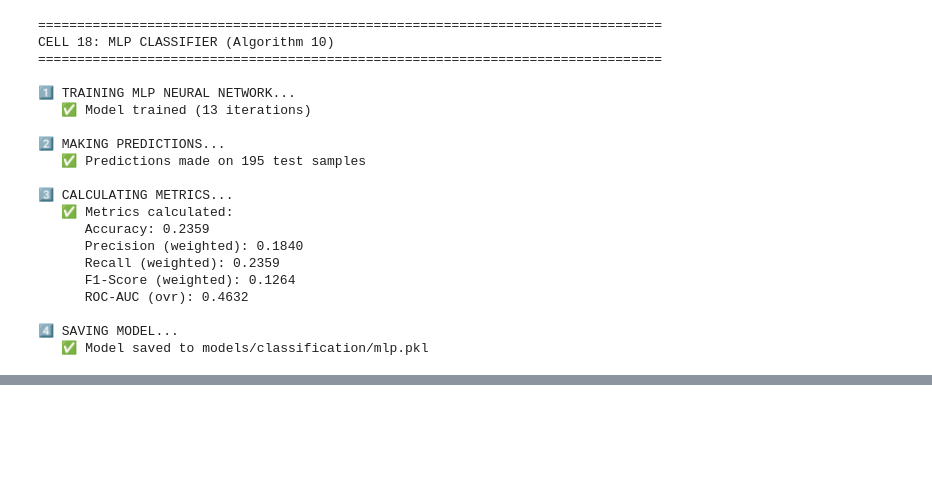
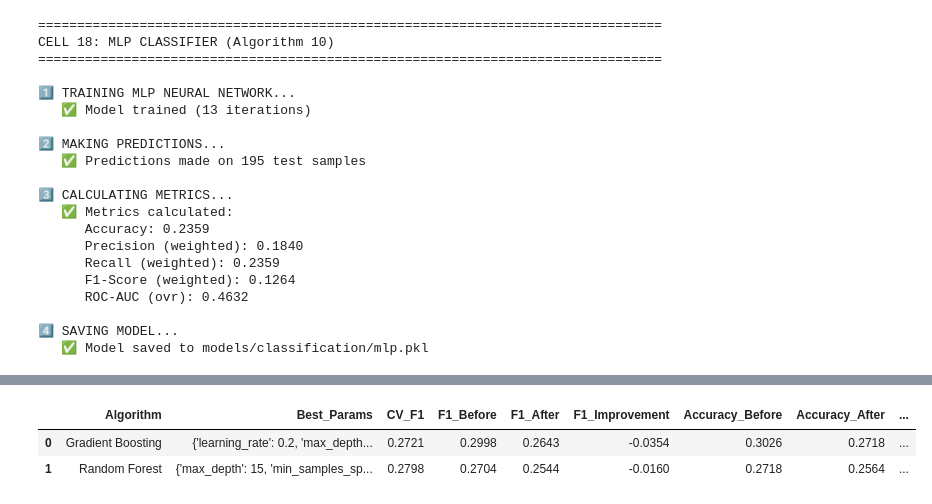
Before and after one commit to Dhaurshand/FitSense, a Jupyter notebook: Notebooks/Classification/classification.ipynb, the cells around one changed output, grey strips where cells are left out. Drawn from its saved outputs; the diff is of its cells as text; code cells hidden in the pictures; blank space fills up the shorter version.

```diff
--- a/Notebooks/Classification/classification.ipynb
+++ b/Notebooks/Classification/classification.ipynb
@@ -1903 +1903,91 @@ CELL 19: FULL COMPARISON TABLE - ALL 10 CLASSIFICATION ALGORITHMS (A2)
    ✅ Table and plots complete
+# %%
+print("\n" + "=" * 80)
+print("CELL 20: HYPERPARAMETER TUNING - TOP MODELS (A3)")
+print("=" * 80)
+
+from sklearn.model_selection import GridSearchCV, StratifiedKFold
+from sklearn.ensemble import RandomForestClassifier, AdaBoostClassifier, GradientBoostingClassifier, BaggingClassifier
+from sklearn.tree import DecisionTreeClassifier
+from sklearn.neural_network import MLPClassifier
+from sklearn.linear_model import LogisticRegression
+from sklearn.metrics import accuracy_score, precision_score, recall_score, f1_score, roc_auc_score
+from sklearn.preprocessing import label_binarize
+import joblib
+
+# Load preprocessed data
+X_train_fe = pd.read_csv('../../data/processed/X_train_engineered.csv')
+X_test_fe = pd.read_csv('../../data/processed/X_test_engineered.csv')
+y_train = pd.read_csv('../../data/processed/y_train.csv').values.ravel()
+y_test = pd.read_csv('../../data/processed/y_test.csv').values.ravel()
+y_test_bin = label_binarize(y_test, classes=[0, 1, 2, 3])
+
+print(f"\n1️⃣ DEFINING SEARCH SPACES...")
+
+# Keys must match the 'Algorithm' strings used in algo_1 ... algo_10
+tune_space = {
+    'Random Forest': (RandomForestClassifier(random_state=42, n_jobs=-1),
+        {'n_estimators': [100, 200, 400], 'max_depth': [None, 5, 10, 15], 'min_samples_split': [2, 5, 10]}),
+    'Gradient Boosting': (GradientBoostingClassifier(random_state=42),
+        {'n_estimators': [100, 200], 'learning_rate': [0.05, 0.1, 0.2], 'max_depth': [2, 3, 4]}),
+    'AdaBoost': (AdaBoostClassifier(random_state=42),
+        {'n_estimators': [50, 100, 200], 'learning_rate': [0.1, 0.5, 1.0]}),
+    'Bagging (Decision Tree)': (BaggingClassifier(estimator=DecisionTreeClassifier(random_state=42), random_state=42, n_jobs=-1),
+        {'n_estimators': [50, 100, 200], 'max_samples': [0.6, 0.8, 1.0]}),
+    'MLP Neural Network': (MLPClassifier(max_iter=500, early_stopping=True, random_state=42),
+        {'hidden_layer_sizes': [(32,), (64, 32), (128, 64)], 'activation': ['relu', 'tanh'], 'alpha': [1e-4, 1e-3, 1e-2]}),
+    'Logistic Regression': (LogisticRegression(max_iter=2000, random_state=42),
+        {'C': [0.01, 0.1, 1, 10, 100]}),
+}
+
+# Pick the top 2 models (by F1 in Cell 19 table) that have a search space
+candidates = [a for a in results_df['Algorithm'] if a in tune_space][:2]
+print(f"   ✅ Tuning top models: {candidates}")
+
+cv = StratifiedKFold(n_splits=5, shuffle=True, random_state=42)
+baseline = results_df.set_index('Algorithm')
+
+tuned_models = {}
+tuning_rows = []
+
+print(f"\n2️⃣ RUNNING GRIDSEARCHCV (5-fold, scoring=f1_weighted)...")
+for algo in candidates:
+    est, grid = tune_space[algo]
+    gs = GridSearchCV(est, grid, scoring='f1_weighted', cv=cv, n_jobs=-1)
+    gs.fit(X_train_fe, y_train)
+    best = gs.best_estimator_
+    tuned_models[algo] = best
+
+    y_pred = best.predict(X_test_fe)
+    y_proba = best.predict_proba(X_test_fe)
+    row = {
+        'Algorithm': algo,
+        'Best_Params': str(gs.best_params_),
+        'CV_F1': gs.best_score_,
+        'Accuracy_Before': baseline.loc[algo, 'Accuracy'],
+        'Accuracy_After': accuracy_score(y_test, y_pred),
+        'F1_Before': baseline.loc[algo, 'F1_Score'],
+        'F1_After': f1_score(y_test, y_pred, average='weighted', zero_division=0),
+        'ROC_AUC_Before': baseline.loc[algo, 'ROC_AUC'],
+        'ROC_AUC_After': roc_auc_score(y_test_bin, y_proba, multi_class='ovr', average='weighted'),
+        'Precision_After': precision_score(y_test, y_pred, average='weighted', zero_division=0),
+        'Recall_After': recall_score(y_test, y_pred, average='weighted', zero_division=0),
+        'Train_Acc': accuracy_score(y_train, best.predict(X_train_fe)),
+    }
+    row['F1_Improvement'] = row['F1_After'] - row['F1_Before']
+    tuning_rows.append(row)
+
+    print(f"\n   {algo}")
+    print(f"      Best params : {gs.best_params_}")
+    print(f"      CV F1       : {gs.best_score_:.4f}")
+    print(f"      Test F1     : {row['F1_Before']:.4f} -> {row['F1_After']:.4f} ({row['F1_Improvement']:+.4f})")
+
+    safe = algo.lower().replace(' ', '_').replace('(', '').replace(')', '')
+    joblib.dump(best, f'../../models/classification/tuned_{safe}.pkl')
+
+print(f"\n3️⃣ BEFORE vs AFTER TUNING:")
+tuning_df = pd.DataFrame(tuning_rows)
+tuning_df.to_csv('../../results/classification/tuning_results.csv', index=False)
+display(tuning_df[['Algorithm', 'Best_Params', 'CV_F1', 'F1_Before', 'F1_After', 'F1_Improvement',
+                   'Accuracy_Before', 'Accuracy_After', 'ROC_AUC_Before', 'ROC_AUC_After']].round(4))
+# %% [output]
@@ -1903,0 +2014,3 @@ CELL 19: FULL COMPARISON TABLE - ALL 10 CLASSIFICATION ALGORITHMS (A2)
+|  | Algorithm | Best_Params | CV_F1 | F1_Before | F1_After | F1_Improvement | Accuracy_Before | Accuracy_After | ... |
+| 0 | Gradient Boosting | {'learning_rate': 0.2, 'max_depth... | 0.2721 | 0.2998 | 0.2643 | -0.0354 | 0.3026 | 0.2718 | ... |
+| 1 | Random Forest | {'max_depth': 15, 'min_samples_sp... | 0.2798 | 0.2704 | 0.2544 | -0.0160 | 0.2718 | 0.2564 | ... |
```
Also changed, not shown: parts of 5 cells of this notebook, 15 other files.
